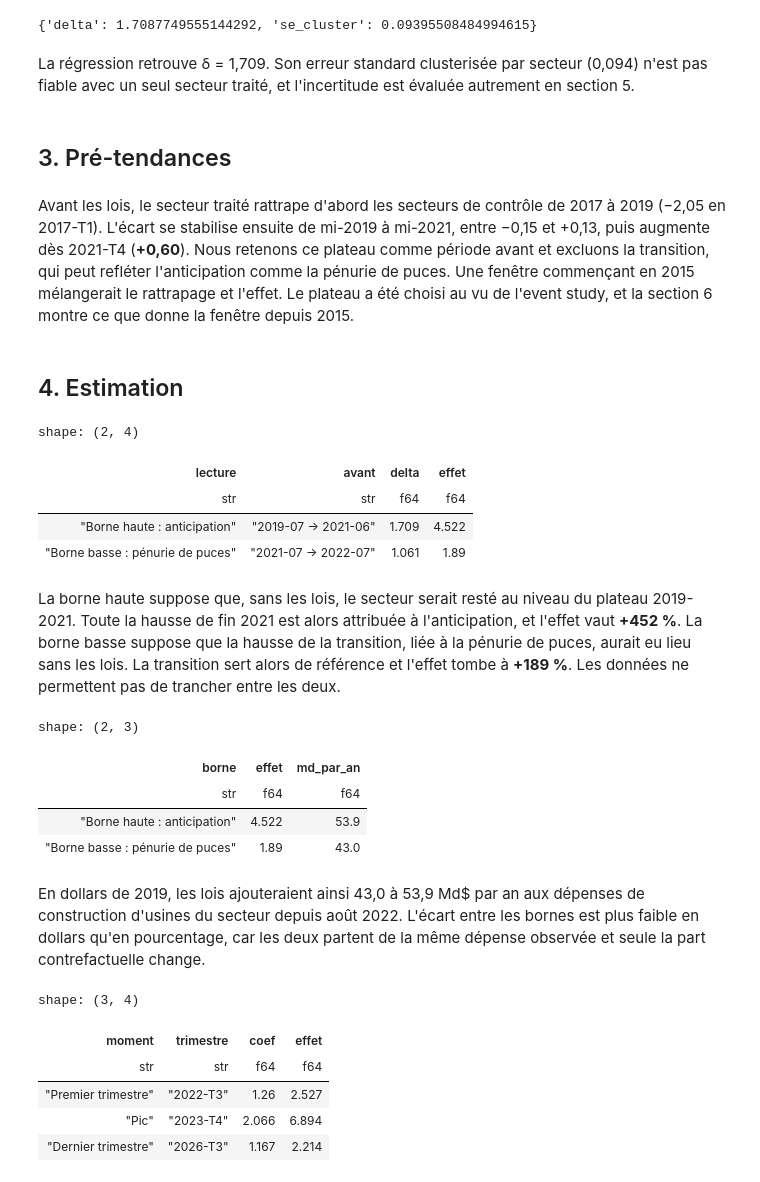
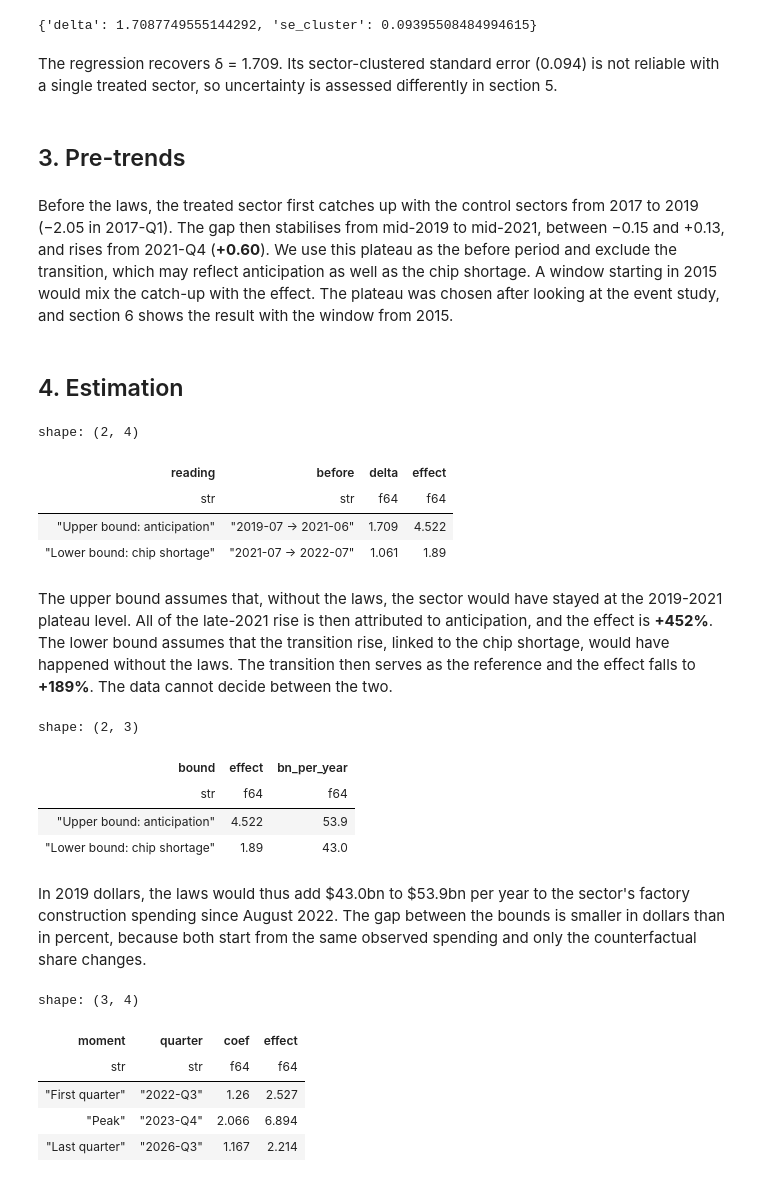
Before and after one commit to DeJongnick/causal_inference_project_ln, a Jupyter notebook: ntb/did.ipynb, the cells around one changed output. Drawn from its saved outputs; the diff is of its cells as text; code cells hidden in the pictures.

```diff
--- a/ntb/did.ipynb
+++ b/ntb/did.ipynb
@@ -43,9 +43,9 @@ did.twfe(MFG)
 # %% [output]
 {'delta': 1.7087749555144292, 'se_cluster': 0.09395508484994615}
 # %% [markdown]
-La régression retrouve δ = 1,709. Son erreur standard clusterisée par secteur (0,094) n'est pas fiable avec un seul secteur traité, et l'incertitude est évaluée autrement en section 5.
+The regression recovers δ = 1.709. Its sector-clustered standard error (0.094) is not reliable with a single treated sector, so uncertainty is assessed differently in section 5.
 # %% [markdown]
-## 3. Pré-tendances
+## 3. Pre-trends
 # %%
 es = did.event_study(MFG)
 plot_event_study(es, did.BEFORE, did.TRANSITION,
@@ -54,39 +54,39 @@ plot_event_study(es, did.BEFORE, did.TRANSITION,
 # %% [markdown]
-Avant les lois, le secteur traité rattrape d'abord les secteurs de contrôle de 2017 à 2019 (−2,05 en 2017-T1). L'écart se stabilise ensuite de mi-2019 à mi-2021, entre −0,15 et +0,13, puis augmente dès 2021-T4 (**+0,60**).
-Nous retenons ce plateau comme période avant et excluons la transition, qui peut refléter l'anticipation comme la pénurie de puces. Une fenêtre commençant en 2015 mélangerait le rattrapage et l'effet.
-Le plateau a été choisi au vu de l'event study, et la section 6 montre ce que donne la fenêtre depuis 2015.
+Before the laws, the treated sector first catches up with the control sectors from 2017 to 2019 (−2.05 in 2017-Q1). The gap then stabilises from mid-2019 to mid-2021, between −0.15 and +0.13, and rises from 2021-Q4 (**+0.60**).
+We use this plateau as the before period and exclude the transition, which may reflect anticipation as well as the chip shortage. A window starting in 2015 would mix the catch-up with the effect.
+The plateau was chosen after looking at the event study, and section 6 shows the result with the window from 2015.
 # %% [markdown]
 ## 4. Estimation
 # %%
-did.readings(MFG).with_columns(pl.col('delta', 'effet').round(3))
+did.readings(MFG).with_columns(pl.col('delta', 'effect').round(3))
 # %% [output]
 shape: (2, 4)
-| lecture | avant | delta | effet |
+| reading | before | delta | effect |
 | str | str | f64 | f64 |
-| "Borne haute : anticipation" | "2019-07 → 2021-06" | 1.709 | 4.522 |
-| "Borne basse : pénurie de puces" | "2021-07 → 2022-07" | 1.061 | 1.89 |
+| "Upper bound: anticipation" | "2019-07 → 2021-06" | 1.709 | 4.522 |
+| "Lower bound: chip shortage" | "2021-07 → 2022-07" | 1.061 | 1.89 |
 # %% [markdown]
-La borne haute suppose que, sans les lois, le secteur serait resté au niveau du plateau 2019-2021. Toute la hausse de fin 2021 est alors attribuée à l'anticipation, et l'effet vaut **+452 %**.
-La borne basse suppose que la hausse de la transition, liée à la pénurie de puces, aurait eu lieu sans les lois. La transition sert alors de référence et l'effet tombe à **+189 %**.
-Les données ne permettent pas de trancher entre les deux.
+The upper bound assumes that, without the laws, the sector would have stayed at the 2019-2021 plateau level. All of the late-2021 rise is then attributed to anticipation, and the effect is **+452%**.
+The lower bound assumes that the transition rise, linked to the chip shortage, would have happened without the laws. The transition then serves as the reference and the effect falls to **+189%**.
+The data cannot decide between the two.
 # %%
-did.dollars(MFG).with_columns(pl.col('effet').round(3), pl.col('md_par_an').round(1))
+did.dollars(MFG).with_columns(pl.col('effect').round(3), pl.col('bn_per_year').round(1))
 # %% [output]
 shape: (2, 3)
-| borne | effet | md_par_an |
+| bound | effect | bn_per_year |
 | str | f64 | f64 |
-| "Borne haute : anticipation" | 4.522 | 53.9 |
-| "Borne basse : pénurie de puces" | 1.89 | 43.0 |
+| "Upper bound: anticipation" | 4.522 | 53.9 |
+| "Lower bound: chip shortage" | 1.89 | 43.0 |
 # %% [markdown]
-En dollars de 2019, les lois ajouteraient ainsi 43,0 à 53,9 Md\$ par an aux dépenses de construction d'usines du secteur depuis août 2022.
-L'écart entre les bornes est plus faible en dollars qu'en pourcentage, car les deux partent de la même dépense observée et seule la part contrefactuelle change.
+In 2019 dollars, the laws would thus add \$43.0bn to \$53.9bn per year to the sector's factory construction spending since August 2022.
+The gap between the bounds is smaller in dollars than in percent, because both start from the same observed spending and only the counterfactual share changes.
 # %%
-did.dynamics(es).with_columns(pl.col('coef', 'effet').round(3))
+did.dynamics(es).with_columns(pl.col('coef', 'effect').round(3))
 # %% [output]
 shape: (3, 4)
-| moment | trimestre | coef | effet |
+| moment | quarter | coef | effect |
 | str | str | f64 | f64 |
-| "Premier trimestre" | "2022-T3" | 1.26 | 2.527 |
-| "Pic" | "2023-T4" | 2.066 | 6.894 |
-| "Dernier trimestre" | "2026-T3" | 1.167 | 2.214 |
+| "First quarter" | "2022-Q3" | 1.26 | 2.527 |
+| "Peak" | "2023-Q4" | 2.066 | 6.894 |
+| "Last quarter" | "2026-Q3" | 1.167 | 2.214 |
 # %% [markdown]
```
Also changed, not shown: parts of 17 cells of this notebook, 12 other files.
